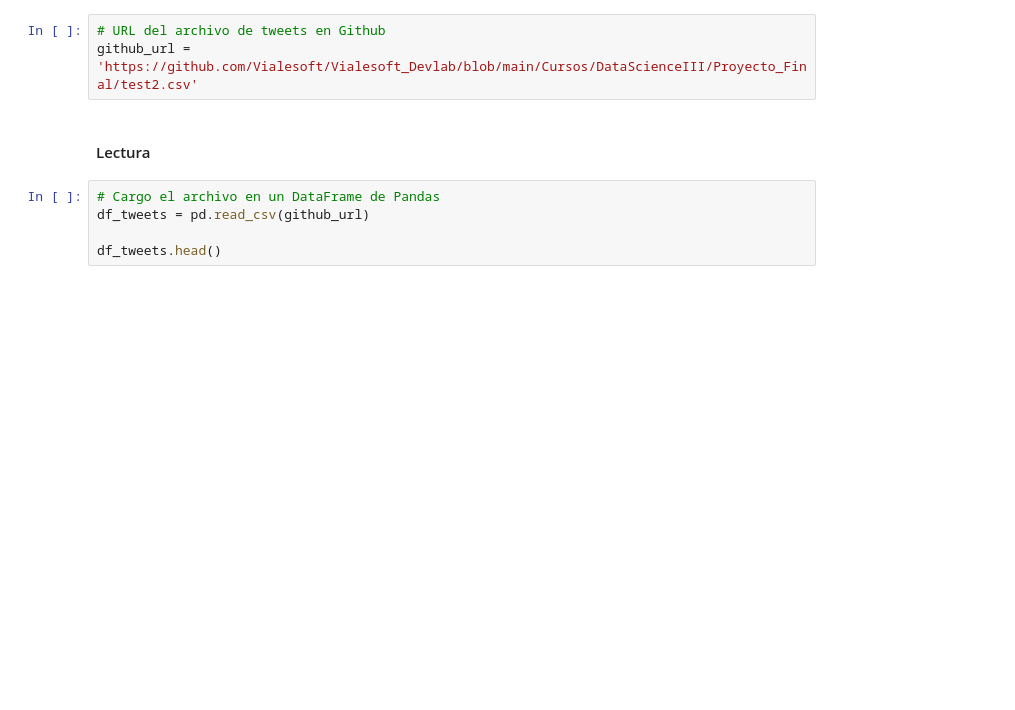
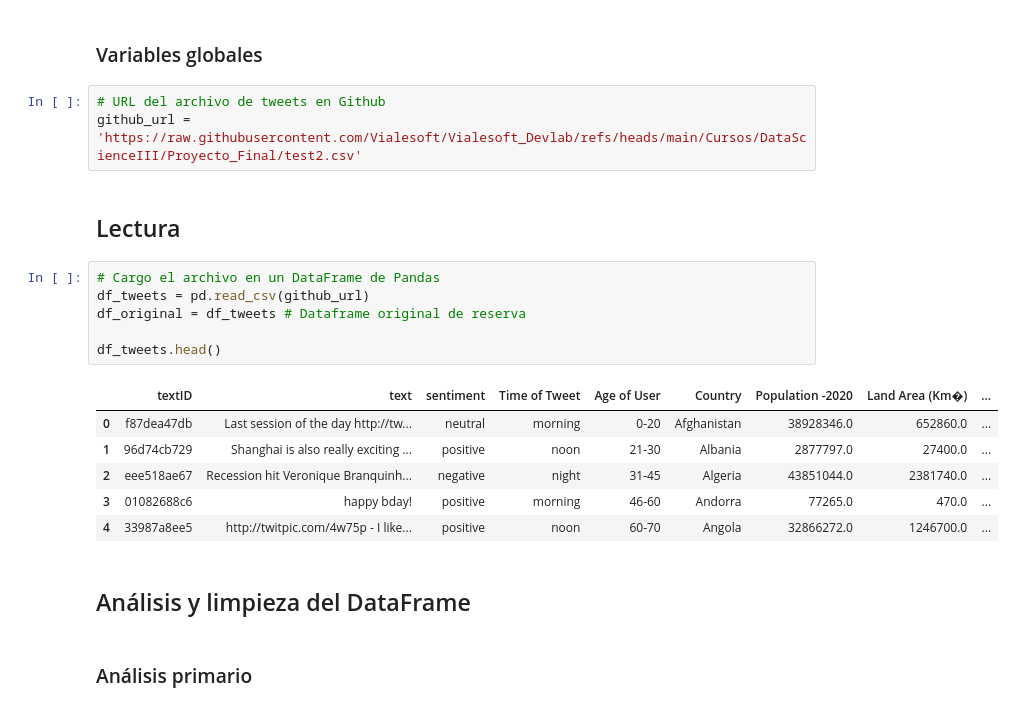
Before and after one commit to Vialesoft/Vialesoft_Devlab, a Jupyter notebook: Cursos/DataScienceIII/Proyecto_Final/TextAnalysis.ipynb, the cells around one changed output. Drawn from its saved outputs; the diff is of its cells as text; blank space fills up the shorter version.

```diff
--- a/Cursos/DataScienceIII/Proyecto_Final/TextAnalysis.ipynb
+++ b/Cursos/DataScienceIII/Proyecto_Final/TextAnalysis.ipynb
@@ -41,10 +66,24 @@ import spacy
+# %% [markdown]
+### Variables globales
 # %%
 # URL del archivo de tweets en Github
-github_url = 'https://github.com/Vialesoft/Vialesoft_Devlab/blob/main/Cursos/DataScienceIII/Proyecto_Final/test2.csv'
+github_url = 'https://raw.githubusercontent.com/Vialesoft/Vialesoft_Devlab/refs/heads/main/Cursos/DataScienceIII/Proyecto_Final/test2.csv'
 # %% [markdown]
-#### Lectura
+## Lectura
 # %%
 # Cargo el archivo en un DataFrame de Pandas
 df_tweets = pd.read_csv(github_url)
+df_original = df_tweets # Dataframe original de reserva
 
 df_tweets.head()
+# %% [output]
+|  | textID | text | sentiment | Time of Tweet | Age of User | Country | Population -2020 | Land Area (Km�) | ... |
+| 0 | f87dea47db | Last session of the day http://tw... | neutral | morning | 0-20 | Afghanistan | 38928346.0 | 652860.0 | ... |
+| 1 | 96d74cb729 | Shanghai is also really exciting ... | positive | noon | 21-30 | Albania | 2877797.0 | 27400.0 | ... |
+| 2 | eee518ae67 | Recession hit Veronique Branquinh... | negative | night | 31-45 | Algeria | 43851044.0 | 2381740.0 | ... |
+| 3 | 01082688c6 | happy bday! | positive | morning | 46-60 | Andorra | 77265.0 | 470.0 | ... |
+| 4 | 33987a8ee5 | http://twitpic.com/4w75p - I like... | positive | noon | 60-70 | Angola | 32866272.0 | 1246700.0 | ... |
+# %% [markdown]
+## Análisis y limpieza del DataFrame
+# %% [markdown]
+### Análisis primario
```
Also changed, not shown: parts of 79 cells of this notebook, 3 other files.
